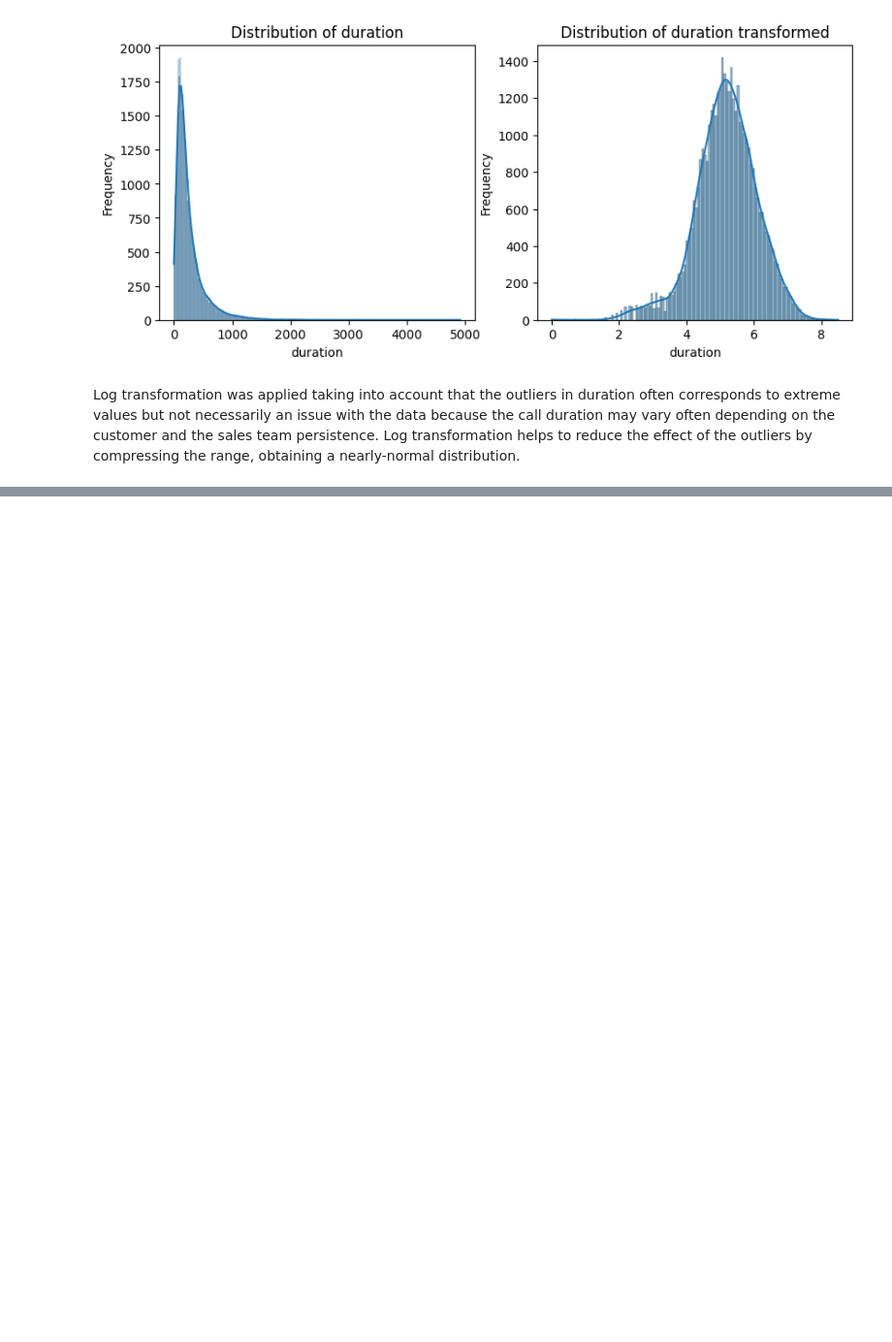
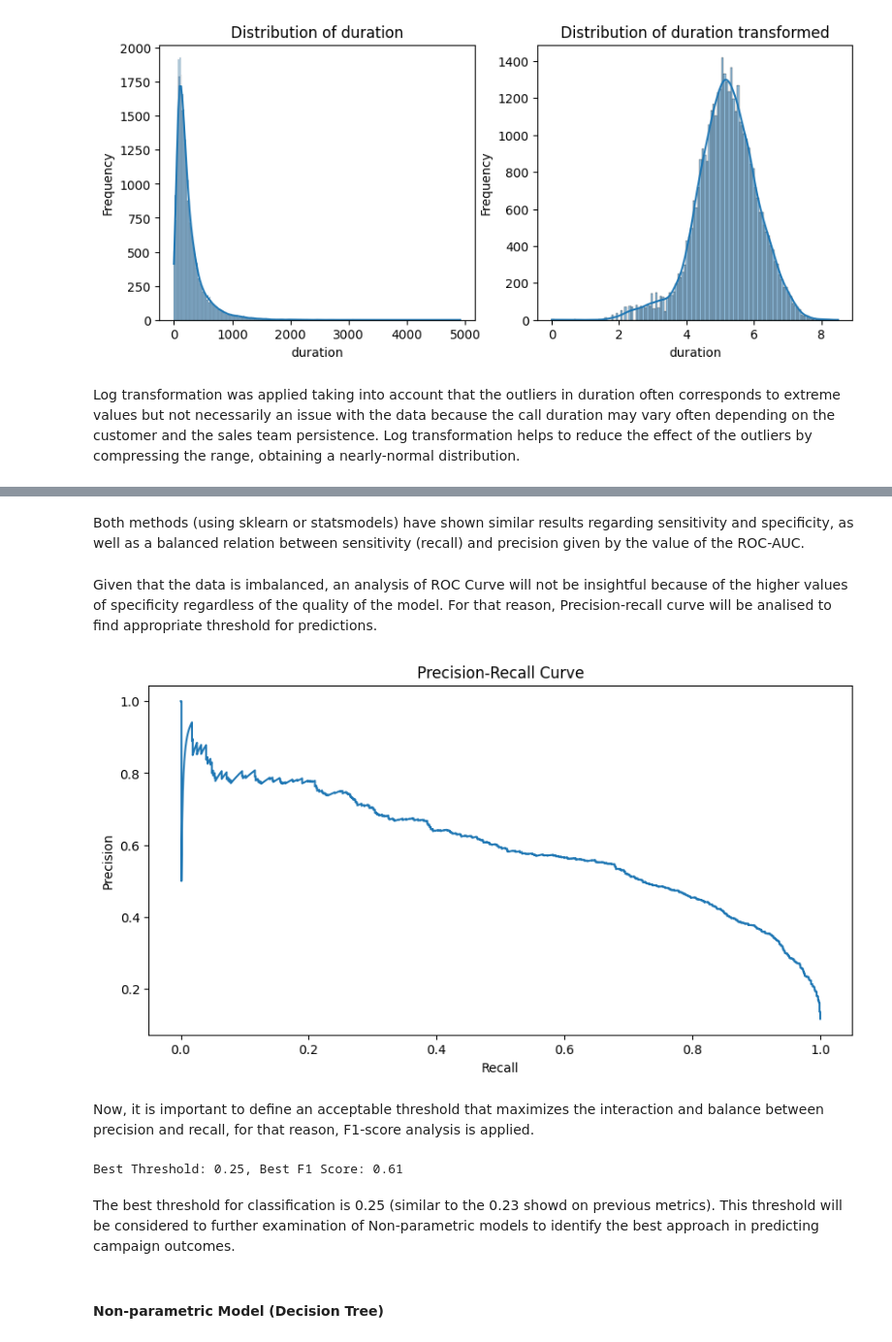
Before and after one commit to jdbalsero/STDS_at3, a Jupyter notebook: Assignment3Modeling.ipynb, the cells around one changed output, grey strips where cells are left out. Shown at 97% size. Saved outputs shown, nothing was run; the diff lists cells and outputs as text; code cells hidden in the pictures; blank space fills up the shorter version.

Commit message:
Feature Transformation and Parametric Model Approach

```diff
--- a/Assignment3Modeling.ipynb
+++ b/Assignment3Modeling.ipynb
@@ -262,4 +330,6 @@ sns.histplot(data_cleaned['log_duration'], kde = True)
 plt.title(f"Distribution of duration transformed")
 plt.xlabel('duration')
 plt.ylabel('Frequency')
+
+data_cleaned.drop('duration', axis=1, inplace=True)
 # %% [output]
@@ -281,0 +439,12 @@ For Campaign, the outliers correspond to most erroneous contacts, considering th
+# %%
+X_train_scaled = X_train.copy()
+X_val_scaled = X_val.copy()
+
+scaling_columns = ['age', 'previous',
+       'cons.price.idx', 'cons.conf.idx', 'log_duration','campaign']
+
+scaler = StandardScaler().set_output(transform="pandas")
+scaler.fit(X_train[scaling_columns])
+
+X_train_scaled[scaling_columns] = scaler.transform(X_train_scaled[scaling_columns])
+X_val_scaled[scaling_columns] = scaler.transform(X_val_scaled[scaling_columns])
@@ -281,0 +457,17 @@ For Campaign, the outliers correspond to most erroneous contacts, considering th
+# %%
+X_train_scaled.loc[:, X_train_scaled.dtypes == 'bool'] = X_train_scaled.loc[:, X_train_scaled.dtypes == 'bool'].astype(int)
+X_val_scaled.loc[:, X_val_scaled.dtypes == 'bool'] = X_val_scaled.loc[:, X_val_scaled.dtypes == 'bool'].astype(int)
+# %%
+df = pd.DataFrame(X_train_scaled, columns=X_train_scaled.columns)
+
+df = sm.add_constant(df)
+
+# Fit the logistic regression model using statsmodels
+logit = sm.Logit(y_train, df)
+result = logit.fit()
+
+# Print the model summary
+print(result.summary())
+
+# AIC to assess if the model is becoming better or not
+print(result.aic)
@@ -281,0 +531,38 @@ For Campaign, the outliers correspond to most erroneous contacts, considering th
+# %% [markdown]
+Both methods (using sklearn or statsmodels) have shown similar results regarding sensitivity and specificity, as well as a balanced relation between sensitivity (recall) and precision given by the value of the ROC-AUC.
+# %% [markdown]
+Given that the data is imbalanced, an analysis of ROC Curve will not be insightful because of the higher values of specificity regardless of the quality of the model. For that reason, Precision-recall curve will be analised to find appropriate threshold for predictions.
+# %%
+import matplotlib.pyplot as plt
+from sklearn.metrics import precision_recall_curve
+
+# Compute Precision-Recall curve
+precision, recall, thresholds_pr = precision_recall_curve(y_val, y_prob)
+
+# Plot Precision-Recall curve
+plt.figure(figsize=(10, 5))
+plt.plot(recall, precision)
+plt.xlabel('Recall')
+plt.ylabel('Precision')
+plt.title('Precision-Recall Curve')
+plt.show()
+# %% [output]
+[figure, added]
+# %% [markdown]
+Now, it is important to define an acceptable threshold that maximizes the interaction and balance between precision and recall, for that reason, F1-score analysis is applied.
+# %%
+precision, recall, thresholds = precision_recall_curve(y_val, y_prob)
+
+f1_scores = 2 * (precision * recall) / (precision + recall + 1e-10)
+
+best_index = np.argmax(f1_scores)
+best_threshold = thresholds[best_index]
+best_f1_score = f1_scores[best_index]
+
+print(f'Best Threshold: {best_threshold:.2f}, Best F1 Score: {best_f1_score:.2f}')
+# %% [output]
+Best Threshold: 0.25, Best F1 Score: 0.61
+# %% [markdown]
+The best threshold for classification is 0.25 (similar to the 0.23 showd on previous metrics). This threshold will be considered to further examination of Non-parametric models to identify the best approach in predicting campaign outcomes.
+# %% [markdown]
+#### Non-parametric Model (Decision Tree)
```
Also changed, not shown: parts of 30 cells of this notebook.
